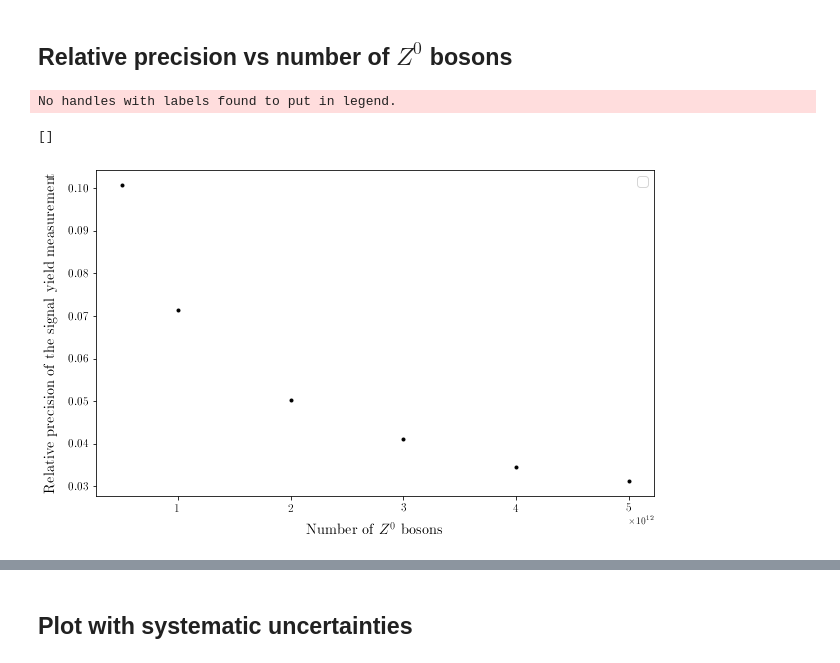
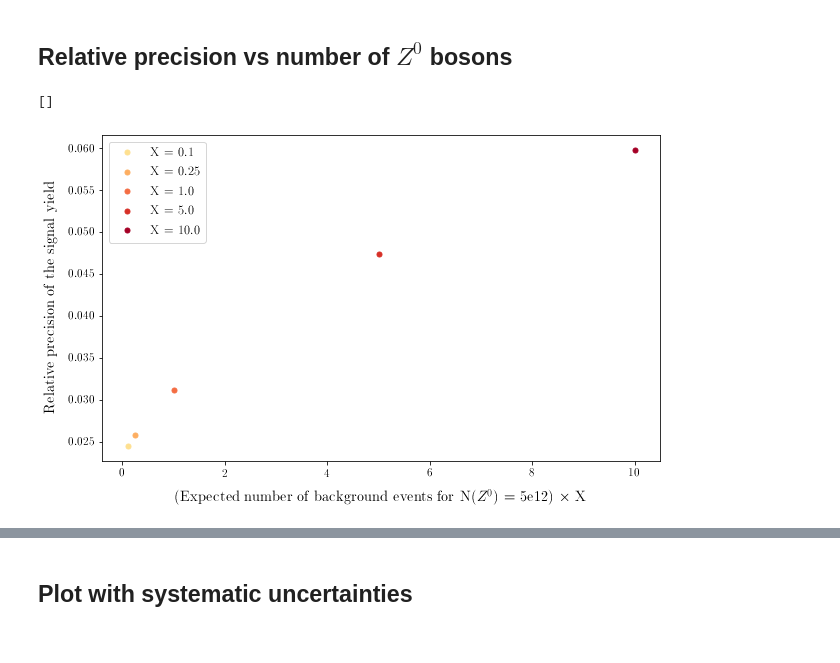
Before and after one commit to MarieHartmann/Stage_M1, a Jupyter notebook: Stage_M1/Bc_to_tau_nu/Template_fits/N_bkg-vs-yields.ipynb, the cells around one changed output, grey strips where cells are left out. Saved outputs shown, nothing was run; the diff lists cells and outputs as text; code cells hidden in the pictures.

```diff
--- a/Stage_M1/Bc_to_tau_nu/Template_fits/N_bkg-vs-yields.ipynb
+++ b/Stage_M1/Bc_to_tau_nu/Template_fits/N_bkg-vs-yields.ipynb
@@ -30,4 +30,5 @@ b = np.array([2,1,5])
 print(a/b)
 # %%
 N_bkg = np.array([0.1, 0.25, 1, 5, 10])
+N_bkg = N_bkg*4231.413002270805
 # %%
@@ -224,24 +222,22 @@ plt.plot()
 # %%
 plt.figure(figsize=(10,6))
 
-#Yield and errors obtained with the fits for the optimized cut
-plt.errorbar(N_Z0,
-             REL_PREC_SIG,
+for i in range (len(N_bkg)) :
+    plt.errorbar(N_bkg[i],
+             REL_PREC_SIG[i],
              fmt = 'o',
-             markersize = 3,
-             color = colour_bc
-             #label = "Fit value"
+             markersize = 5,
+             color = colour[i],
+             label = "X = {}".format(N_bkg[i])
              )
 
-
-plt.xlabel("Number of background events for N($Z^0$)=5e12", fontsize=15, labelpad=10)
+plt.xlabel(r"(Expected number of background events for N($Z^0$) = 5e12) $\times$ X", fontsize=15, labelpad=10)
 plt.ylabel(r"Relative precision of the signal yield", fontsize=15, labelpad=10)
 
 plt.tick_params(axis='both', which='major', labelsize=12)
 plt.legend(fontsize=13)
 
 plt.plot()
 # %% [output]
-No handles with labels found to put in legend.
+[]
-[]
-[figure, old version]
+[figure, new version]
```
Also changed, not shown: parts of 5 cells of this notebook.
